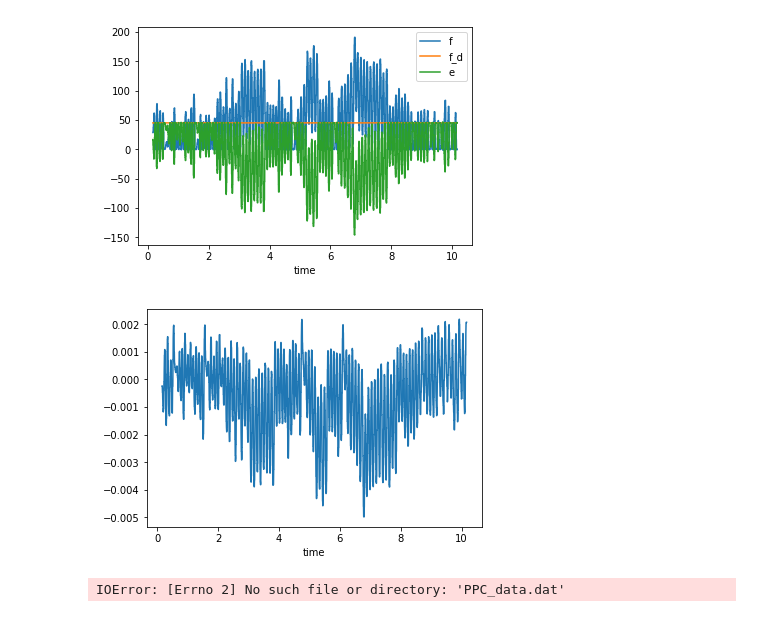
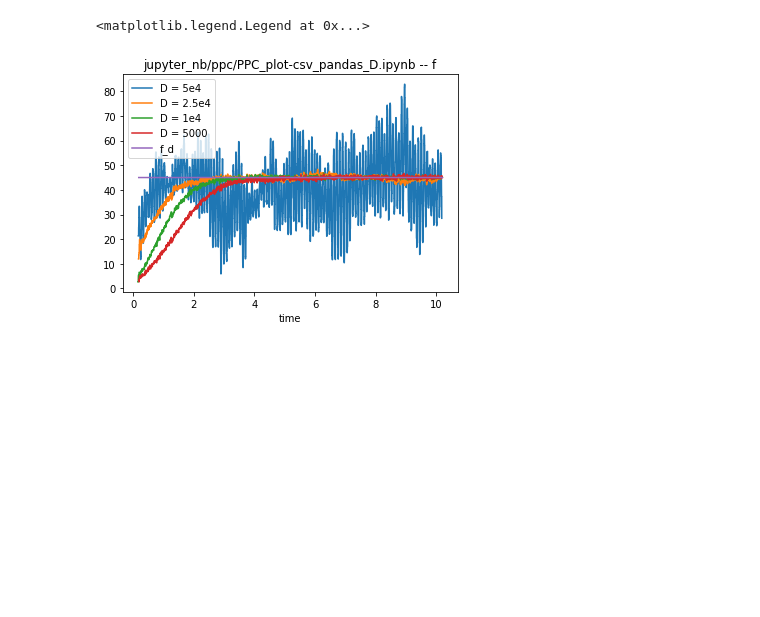
Before and after one commit to ipa-lth/jupyter_nb, a Jupyter notebook: ppc/PPC_plot-csv_pandas_D.ipynb, the cells around one changed output. Cells and saved outputs as stored; diff of their text form; code cells hidden in the pictures; blank space fills up the shorter version.

Commit message:
ppc plots: D, D/hz, delay, noise j, noise f

```diff
--- a/ppc/PPC_plot-csv_pandas_D.ipynb
+++ b/ppc/PPC_plot-csv_pandas_D.ipynb
@@ -111,7 +104,4 @@ plt.show()
 # %%
-import pandas as pd
-import matplotlib.pyplot as plt
-plt.rcParams['font.family'] = 'Times New Roman'
 
 folder = '/home/lth/catkin_ws/src/pitasc/applications/ppc/logs/2019-02-14/D25000/'
 
@@ -155,8 +145,9 @@ de = pd.read_csv(folder + files[3],
 de = de.set_index('time')
 
 data = df.join([df_d, de, du], how='outer')
-data = data.fillna(method='pad')
-data.loc[:, data.columns != 'u'].plot()
-plt.show()
-data['u'].plot()
-plt.show()
+data25000 = data.fillna(method='pad')
+
+#data.loc[:, data.columns != 'u'].plot()
+#plt.show()
+#data['u'].plot()
+#plt.show()
@@ -166,7 +154,4 @@ plt.show()
 # %%
-import pandas as pd
-import matplotlib.pyplot as plt
-plt.rcParams['font.family'] = 'Times New Roman'
 
 folder = '/home/lth/catkin_ws/src/pitasc/applications/ppc/logs/2019-02-14/D50000/'
 
@@ -210,8 +195,9 @@ de = pd.read_csv(folder + files[3],
 de = de.set_index('time')
 
 data = df.join([df_d, de, du], how='outer')
-data = data.fillna(method='pad')
-data.loc[:, data.columns != 'u'].plot()
-plt.show()
-data['u'].plot()
-plt.show()
+data50000 = data.fillna(method='pad')
+
+#data.loc[:, data.columns != 'u'].plot()
+#plt.show()
+#data['u'].plot()
+#plt.show()
@@ -221,7 +204,4 @@ plt.show()
 # %%
-import pandas as pd
-import matplotlib.pyplot as plt
-plt.rcParams['font.family'] = 'Times New Roman'
 
 folder = '/home/lth/catkin_ws/src/pitasc/applications/ppc/logs/2019-02-14/D100000/'
 
@@ -265,30 +245,25 @@ de = pd.read_csv(folder + files[3],
 de = de.set_index('time')
 
 data = df.join([df_d, de, du], how='outer')
-data = data.fillna(method='pad')
-data.loc[:, data.columns != 'u'].plot()
-plt.show()
-data['u'].plot()
-plt.show()
+data100000 = data.fillna(method='pad')
+
+#data.loc[:, data.columns != 'u'].plot()
+#plt.show()
+#data['u'].plot()
+#plt.show()
-# %% [output]
-[figure, removed]
-[figure, removed]
-# %%
-fig= plt.figure()
-a1 = fig.add_subplot(111)
-plt.plot(t,rho,linestyle='--',color='#808080',label='Performanzgrenzen')
-plt.plot(t,e,'g',label='Abweichung')
-
-plt.plot([0,12],[-3,-3],linestyle='--',color='#808080')
-a1.set_xlim(0,5)
-a1.set_ylim(-5,50)
-a1.set_xlabel('Zeit [s]',fontsize=18)
-a1.set_ylabel('Ausmaß der Kraft [N]',fontsize=18)
-a1.legend( fontsize=18)
-plt.xticks(fontsize=18)
-plt.yticks(fontsize=18)
-plt.grid(True)
-
-fig.savefig('first.pdf',dpi=1200)
-# %% [output]
-IOError: [Errno 2] No such file or directory: 'PPC_data.dat'
+# %%
+col = 'f'
+#data100000[col].plot(label='D = 1e5')
+data50000[col].plot(label='D = 5e4')
+data25000[col].plot(label='D = 2.5e4')
+data10000[col].plot(label='D = 1e4')
+data5000[col].plot(label='D = 5000')
+
+data5000['f_d'].plot(label='f_d')
+
+plt.title('jupyter_nb/ppc/PPC_plot-csv_pandas_D.ipynb -- f')
+
+plt.legend()
+# %% [output]
+<matplotlib.legend.Legend at 0x...>
+[figure, added]
```
Also changed, not shown: parts of 8 cells of this notebook, 5 other files.
